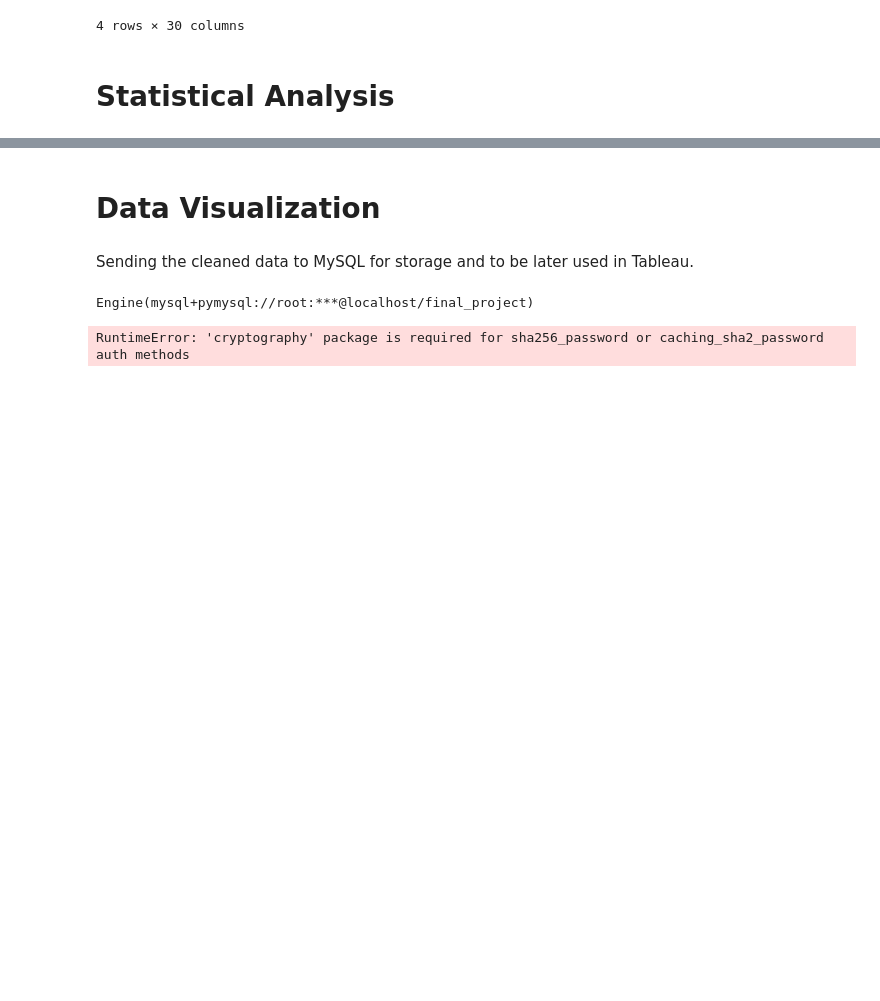
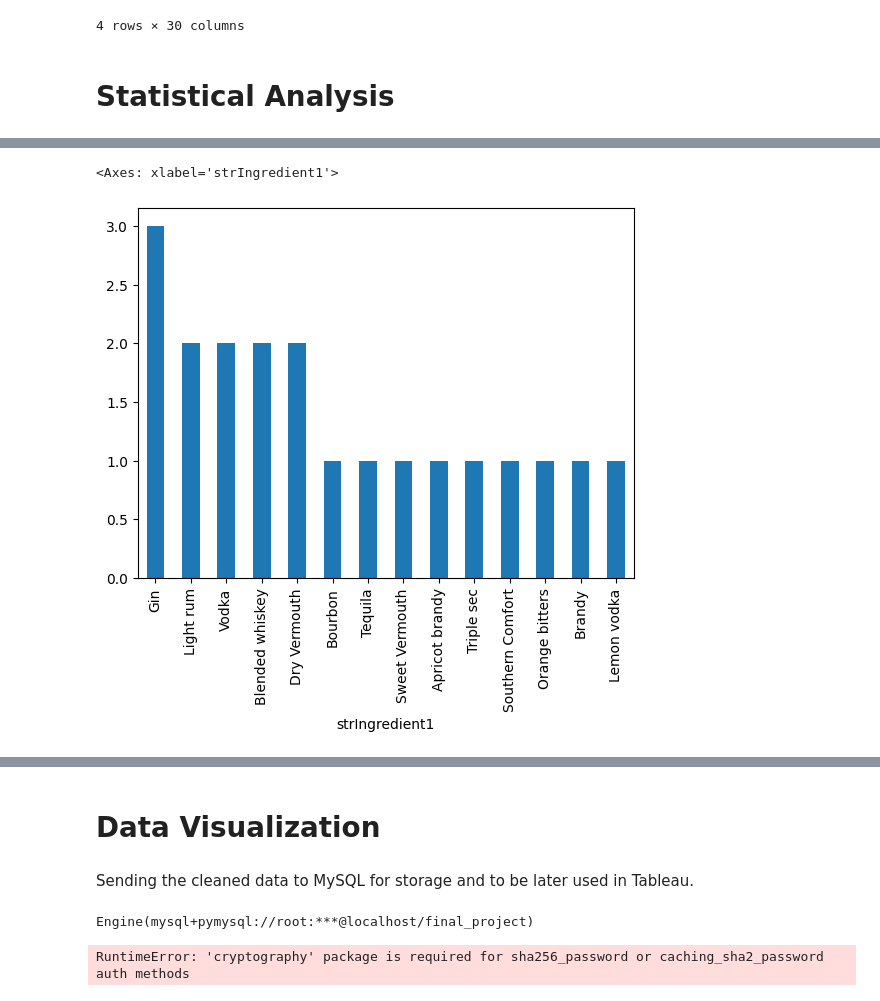
Before and after one commit to redsun498/Data-Genie, a Jupyter notebook: notebooks/EDA - Cocktails.ipynb, the cells around one changed output, grey strips where cells are left out. Cells and saved outputs as stored; diff of their text form; code cells hidden in the pictures; blank space fills up the shorter version.

```diff
--- a/notebooks/EDA - Cocktails.ipynb
+++ b/notebooks/EDA - Cocktails.ipynb
@@ -287,0 +674,5 @@ all_cocktails_df.describe()
+# %%
+popular_drinks_df['strIngredient1'].value_counts().plot.bar()
+# %% [output]
+<Axes: xlabel='strIngredient1'>
+[figure, added]
```
Also changed, not shown: parts of 39 cells of this notebook.
